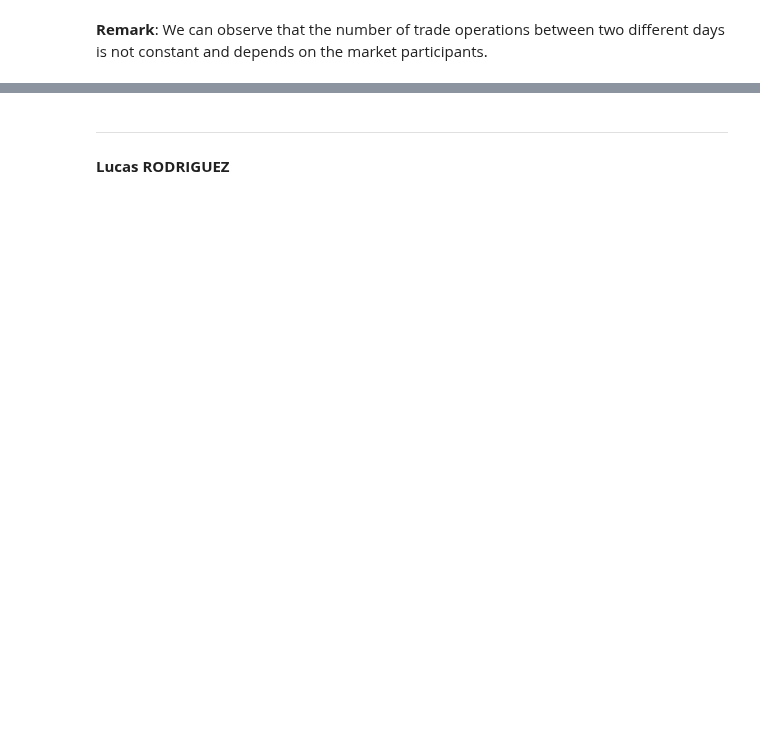
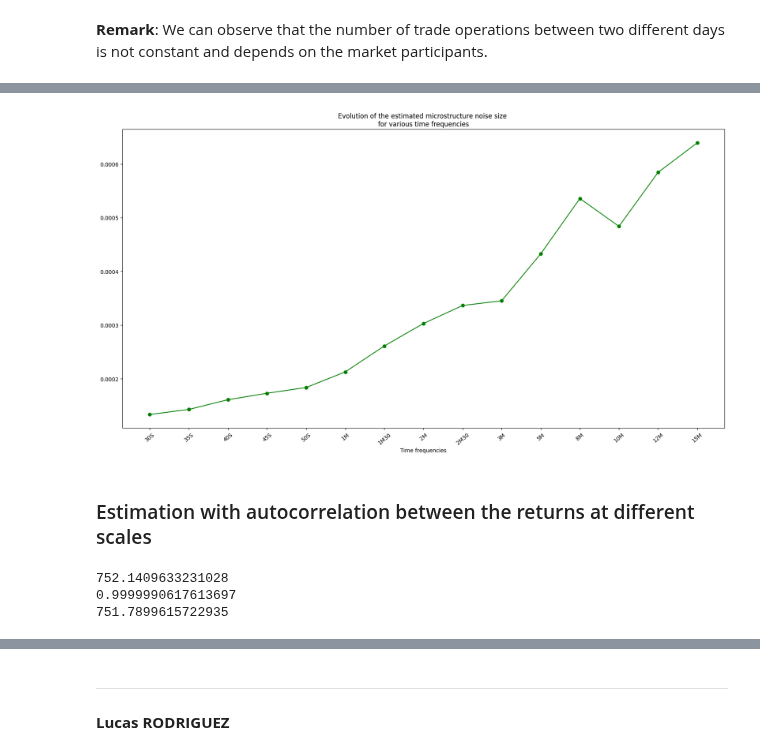
Before and after one commit to lcsrodriguez/HFT-IntradayVol-Estimation, a Jupyter notebook: main.ipynb, the cells around one changed output, grey strips where cells are left out. Cells and saved outputs as stored; diff of their text form; code cells hidden in the pictures; blank space fills up the shorter version.

Commit message:
Adding ACF plots

```diff
--- a/main.ipynb
+++ b/main.ipynb
@@ -338,0 +346,20 @@ $$
+# %%
+MICROSTRUCT_NOISE_SIZE = {freq: 0.0 for freq in OBSERVATION_FREQS}
+
+for freq in OBSERVATION_FREQS:
+    print(f"Considered frequency: {freq}")
+
+    # Collecting the log-price process
+    log_price = get_daily_price_process(day=FIXED_DAY, process_type="log")
+
+    # Resampling with the observation frequency
+    log_price_resampled = log_price.resample(freq).mean()
+
+    # Getting the total number of samples
+    n = len(log_price_resampled)
+
+    # Getting the pre-computed estimated realized volatility
+    Qn = REALIZED_VOL[freq]
+
+    # Computing and storing the microstructure noise size estimation
+    MICROSTRUCT_NOISE_SIZE[freq] = np.sqrt(1/(2*n)*Qn)
@@ -338,0 +382,11 @@ $$
+# %%
+MICROSTRUCT_NOISE_SIZE2 = pd.Series(MICROSTRUCT_NOISE_SIZE)
+plt.figure(figsize=(20, 10))
+MICROSTRUCT_NOISE_SIZE2.plot(rot=40, marker='o', color="green")
+_ = plt.xticks(list(range(len(OBSERVATION_FREQS))), REAL_NAMES)
+_ = plt.title("Evolution of the estimated microstructure noise size \nfor various time frequencies")
+_ = plt.xlabel("Time frequencies")
+# %% [output]
+[figure, added]
+# %% [markdown]
+### Estimation with autocorrelation between the returns at different scales
@@ -338,0 +405,9 @@ $$
+# %%
+# Testing the functions
+print(autocovariance(df["Price"], lag = 1))
+print(autocorrelation(df["Price"], lag = 1))
+print(autocovariance(df["Price"], lag = 2000))
+# %% [output]
+752.1409633231028
+0.9999990617613697
+751.7899615722935
```
Also changed, not shown: parts of 39 cells of this notebook.
